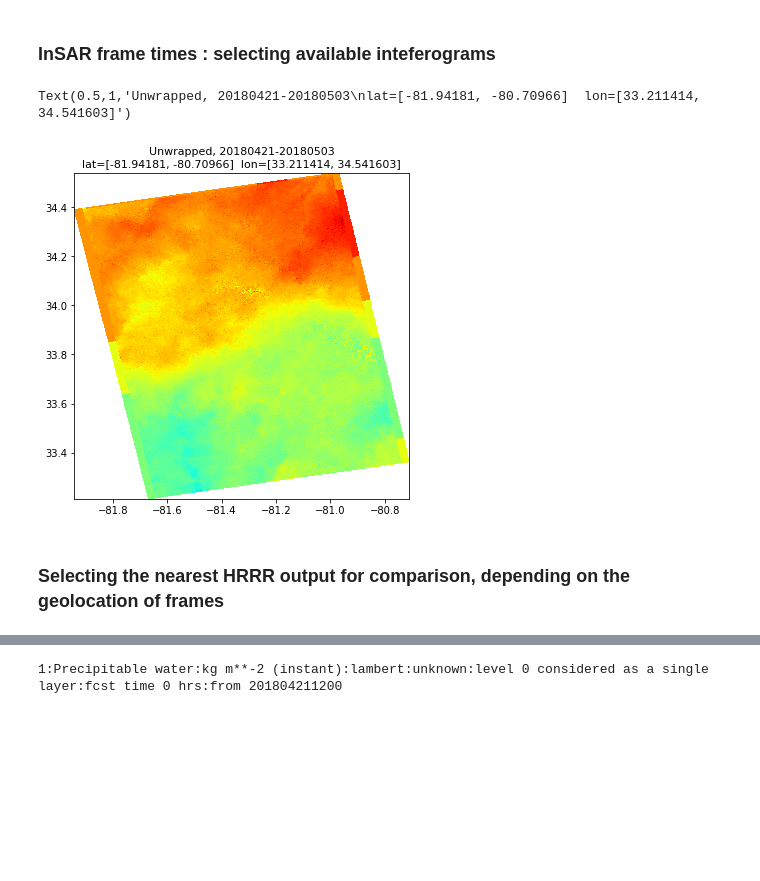
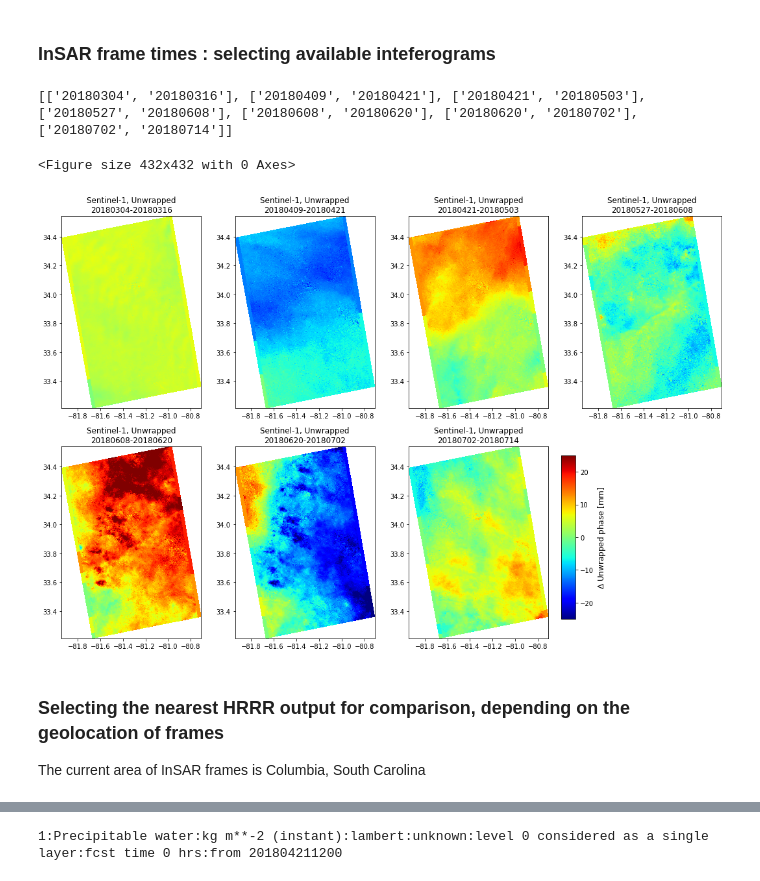
Before and after one commit to weiming9115/Working-Space, a Jupyter notebook: HRRR_sentinel.ipynb, the cells around one changed output, grey strips where cells are left out. Drawn from its saved outputs; the diff is of its cells as text; code cells hidden in the pictures; blank space fills up the shorter version.

Commit message:
update HRRR_sentinel

```diff
--- a/HRRR_sentinel.ipynb
+++ b/HRRR_sentinel.ipynb
@@ -77,17 +74,28 @@ for i in range(np.shape(date)[0]):
 # %%
 f=plt.figure(figsize=(6,6))
+print(frame_sel)
 
-#for n in range(np.shape(frame_sel)[0]):
-#    plt.subplots(4,)
-plt.pcolormesh(lon,lat,unwrap[frame_idx[2],:,:],cmap='jet',vmin=-25,vmax=25)
-plt.title('Unwrapped, '+ frame_sel[2][0] + '-' + frame_sel[2][1] + '\n'
-              'lat=' + str([axis_bound[0],axis_bound[1]]) + '  '
-              'lon=' + str([axis_bound[2],axis_bound[3]]),fontsize=11)
+i=1;
+fig=plt.figure(figsize=(15,10))
+for n in range(np.shape(frame_sel)[0]):
+    plt.subplot(2,4,i)
+    plt.pcolormesh(lon,lat,unwrap[frame_idx[n],:,:],cmap='jet',vmin=-25,vmax=25)
+    plt.title('Sentinel-1, Unwrapped'+'\n'+ frame_sel[n][0] + '-' + frame_sel[n][1],fontsize=12)
+#              'lat=' + str([axis_bound[0],axis_bound[1]]) + '  '
+#              'lon=' + str([axis_bound[2],axis_bound[3]]),fontsize=11)
+    i=i+1
+
+cbaxes = fig.add_axes([0.75, 0.08, 0.02, 0.35])
+cb = plt.colorbar(cax = cbaxes)
+cb.set_label('$\Delta$'+' Unwrapped phase [mm]',fontsize=12)
+plt.tight_layout()
 # %% [output]
-Text(0.5,1,'Unwrapped, 20180421-20180503\nlat=[-81.94181, -80.70966]  lon=[33.211414, 34.541603]')
+[['20180304', '20180316'], ['20180409', '20180421'], ['20180421', '20180503'], ['20180527', '20180608'], ['20180608', '20180620'], ['20180620', '20180702'], ['20180702', '20180714']]
+<Figure size 432x432 with 0 Axes>
-[figure, old version]
+[figure, new version]
 # %% [markdown]
 ### Selecting the nearest HRRR output for comparison, depending on the geolocation of frames
+The current area of InSAR frames is Columbia, South Carolina
 # %%
 import timezonefinder, pytz
 
```
Also changed, not shown: parts of 26 cells of this notebook.
